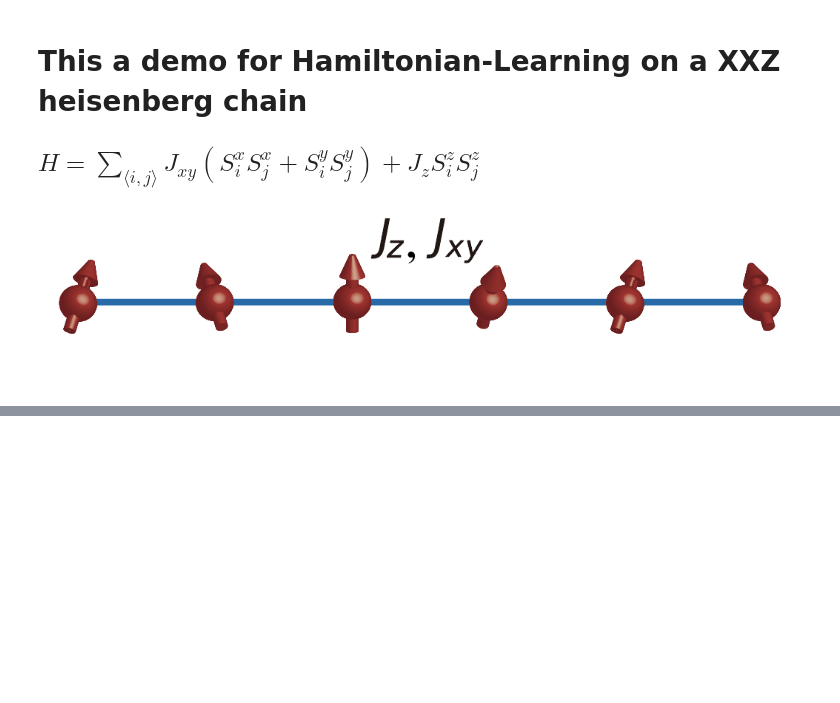
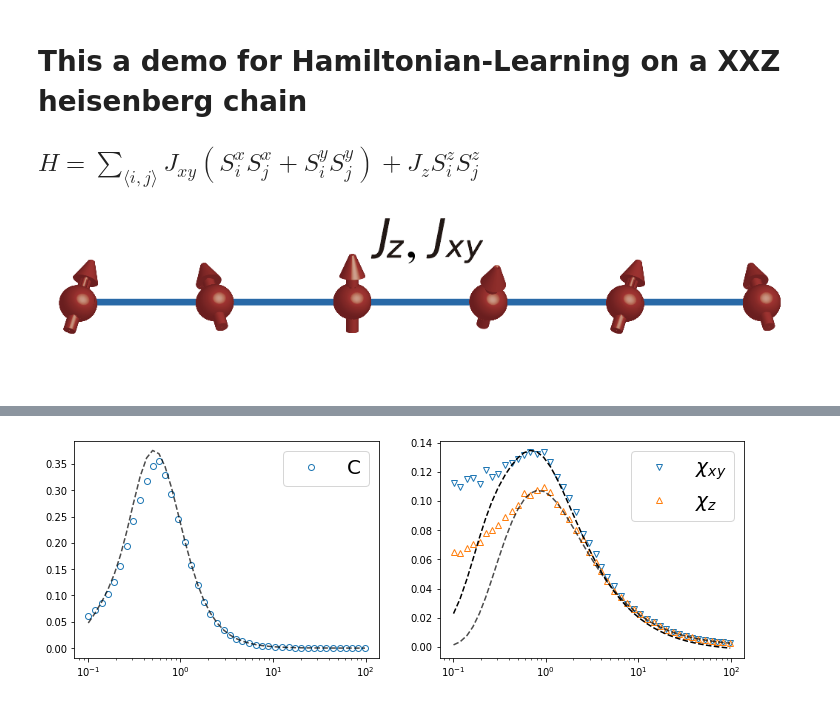
Before and after one commit to QMagen/PyQMagen, a Jupyter notebook: Demo.ipynb, the cells around one changed output, grey strips where cells are left out. Saved outputs shown, nothing was run; the diff lists cells and outputs as text; code cells hidden in the pictures; blank space fills up the shorter version.

```diff
--- a/Demo.ipynb
+++ b/Demo.ipynb
@@ -7,0 +43,35 @@
+# %%
+# this is how you solve the system by ED
+
+# Jz = torch.tensor( 0.097179772, requires_grad=True)
+# Jxy = torch.tensor(1.5237368651, requires_grad=True)
+
+Jz = torch.tensor(1.5, requires_grad=True)
+Jxy = torch.tensor(1., requires_grad=True)
+
+# define the system
+params = parameters.params()
+params.get_Hamiltonian_params(Jz=Jz, Jxy=Jxy, hz=0, hx=0, d=2)
+params.get_system_params(L=10, T=T)
+
+# ED solver
+solver = solver_ED(L=8)
+obs = solver.forward(params=params)
+
+#numerical calculation of xy-direction susceptibility
+calcul_chi_num(obs, params, solver.solver_params, 0.05)
+
+#for convenience
+obs_real = Th_obs(params=params)
+obs_real.T = torch.tensor(T)
+obs_real.C = torch.tensor(C)
+obs_real.Chi = torch.tensor(Chiz)
+obs_real.Chi_paral = torch.tensor(Chixy)
+
+#let's see how ED fit the experiment
+fig.axes[0].semilogx(obs.T, obs.C.detach().numpy(), '--', color='black', label='ED', alpha=0.7)
+fig.axes[1].semilogx(obs.T, obs.Chi.detach().numpy(), '--', color='black', label='ED', alpha=0.7)
+fig.axes[1].semilogx(obs.T, obs.Chi_paral.detach().numpy(), '--', color='black', label='ED')
+fig
+# %% [output]
+[figure, added]
```
Also changed, not shown: parts of 6 cells of this notebook, 8 other files.
